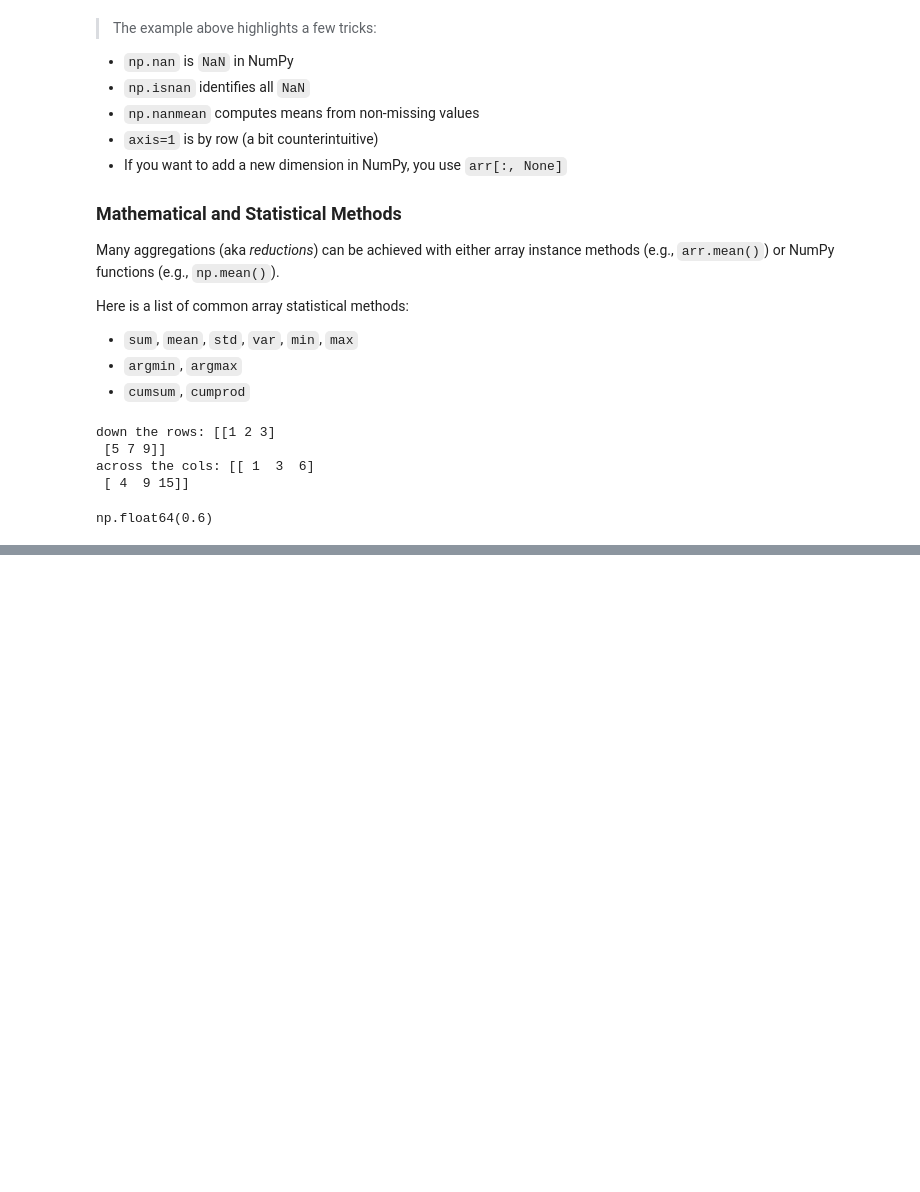
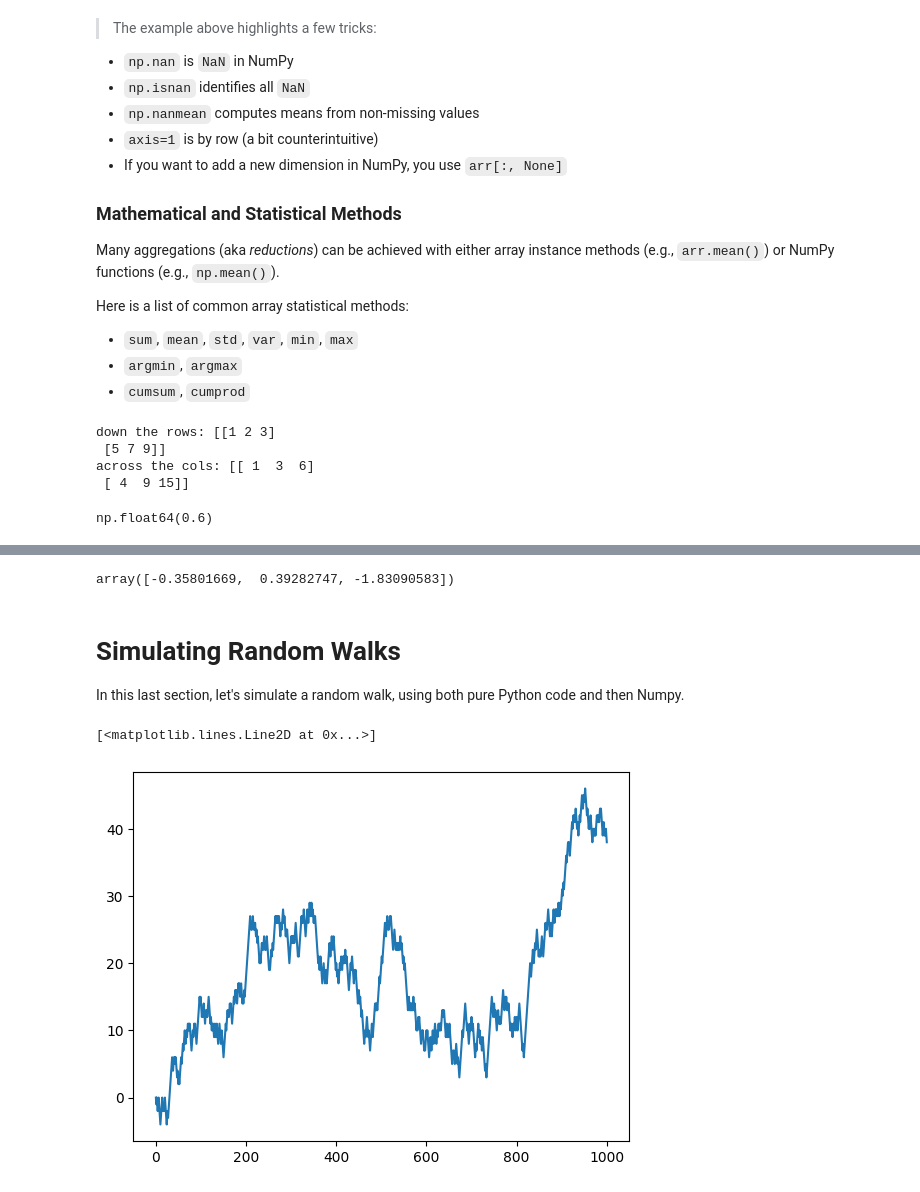
Before and after one commit to tensor-polinomics/l5, a Jupyter notebook: PDA/PDA/Chapter4.ipynb, the cells around one changed output, grey strips where cells are left out. Drawn from its saved outputs; the diff is of its cells as text; code cells hidden in the pictures; blank space fills up the shorter version.

```diff
--- a/PDA/PDA/Chapter4.ipynb
+++ b/PDA/PDA/Chapter4.ipynb
@@ -393,0 +488,28 @@ np.float64(0.6)
+# %%
+from numpy.linalg import diagonal
+
+squarem = rng.standard_normal((3,3))
+squarem_diag = np.diag(squarem)
+squarem_diag
+# %% [output]
+array([-0.35801669,  0.39282747, -1.83090583])
+# %% [markdown]
+# Simulating Random Walks
+
+In this last section, let's simulate a random walk, using both pure Python code and then Numpy.
+# %%
+# Simulating random walk with Python only
+import random
+position = 0
+walk = [position]
+nsteps = 1_000
+
+for _ in range(nsteps):
+    step = 1 if random.randint(0, 1) else -1
+    position += step
+    walk.append(position)
+
+plt.plot(walk)
+# %% [output]
+[<matplotlib.lines.Line2D at 0x...>]
+[figure, added]
```
Also changed, not shown: parts of 12 cells of this notebook, 1 other file.
